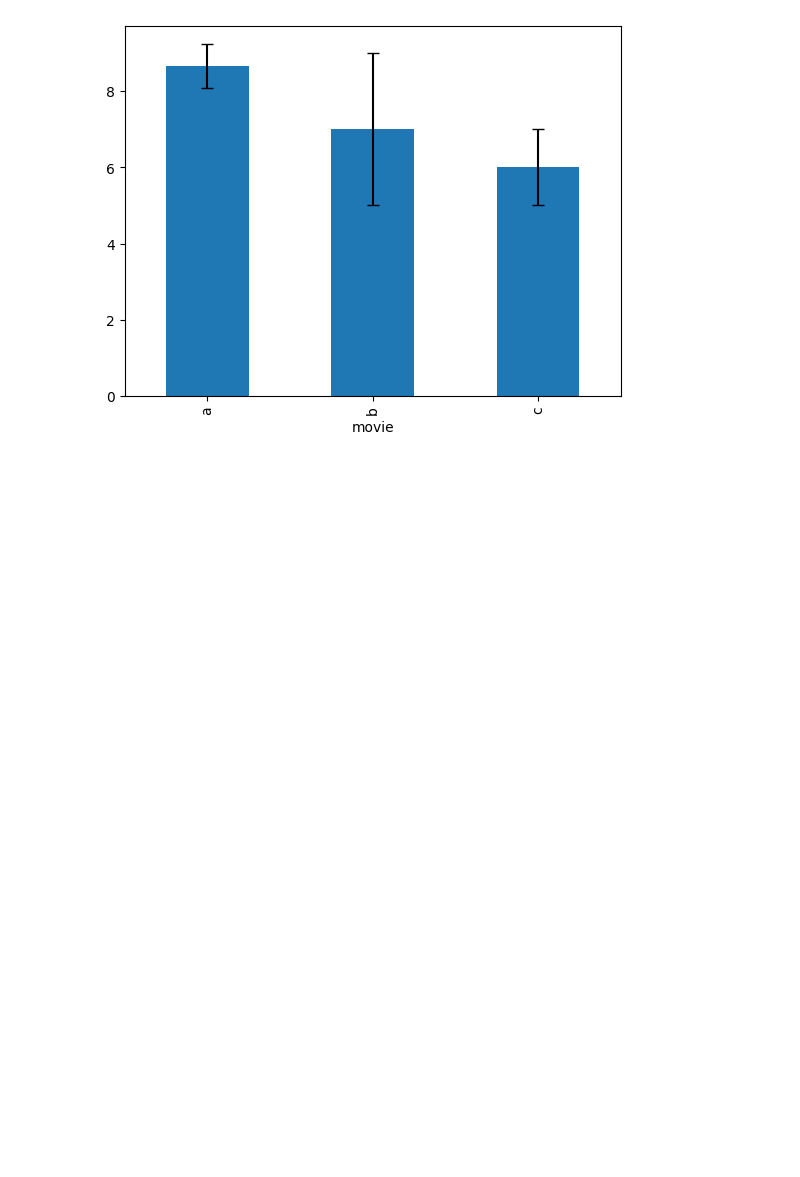
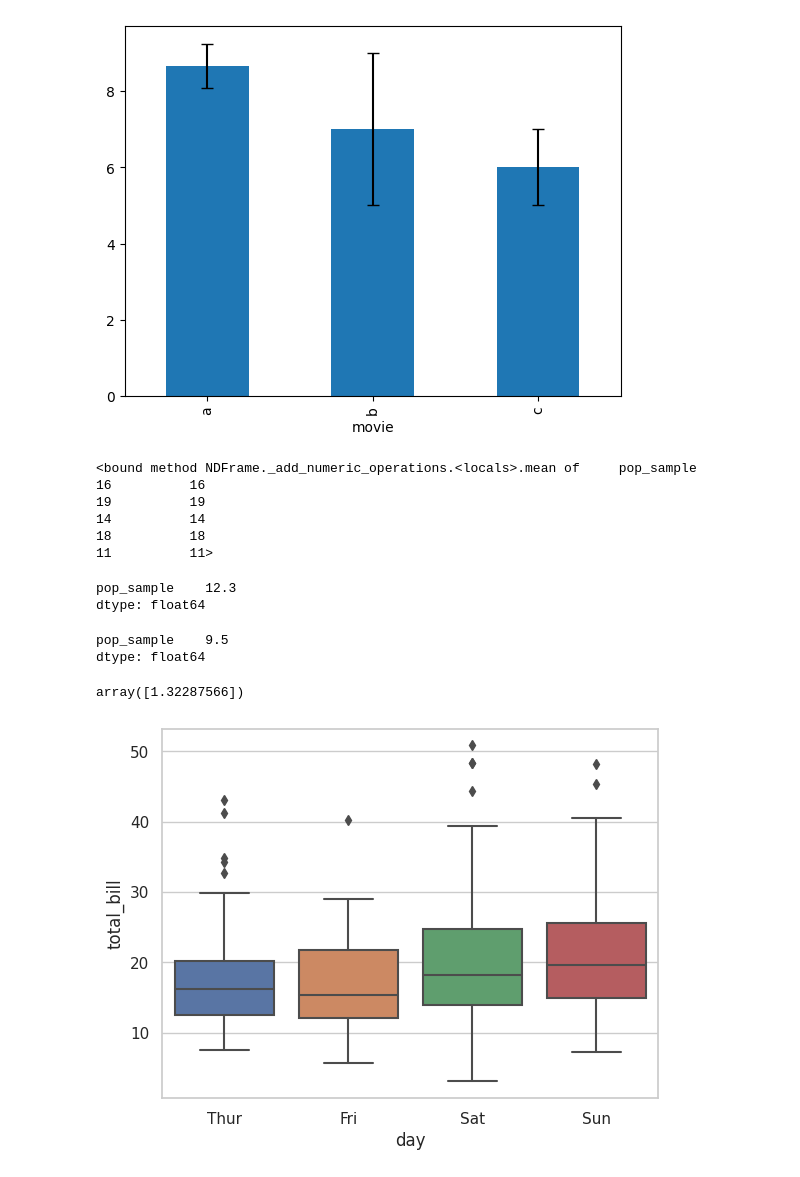
Before and after one commit to rapp2043/Statistics-For-Data-Science, a Jupyter notebook: statistics_for_DS.ipynb, the cells around one changed output. Cells and saved outputs as stored; diff of their text form; code cells hidden in the pictures; blank space fills up the shorter version.

```diff
--- a/statistics_for_DS.ipynb
+++ b/statistics_for_DS.ipynb
@@ -82,0 +85,21 @@ mean.plot.bar(yerr=std, ax=ax, capsize=4)
+# %%
+#Sample Mean
+df1.sample(5).mean
+# %% [output]
+<bound method NDFrame._add_numeric_operations.<locals>.mean of     pop_sample
+16          16
+19          19
+14          14
+18          18
+11          11>
+# %%
+df1.sample(10).mean()
+# %% [output]
+pop_sample    12.3
+dtype: float64
+# %%
+#Population Mean
+df1.mean()
+# %% [output]
+pop_sample    9.5
+dtype: float64
@@ -82,0 +109,11 @@ mean.plot.bar(yerr=std, ax=ax, capsize=4)
+# %%
+stats.sem(df1)
+# %% [output]
+array([1.32287566])
+# %%
+#IQR (Visualize with Boxplot)
+df2 = sns.load_dataset('tips')
+sns.set_theme(style='whitegrid')
+ax = sns.boxplot(x='day', y='total_bill', data=df2)
+# %% [output]
+[figure, added]
```
Also changed, not shown: parts of 19 cells of this notebook.
